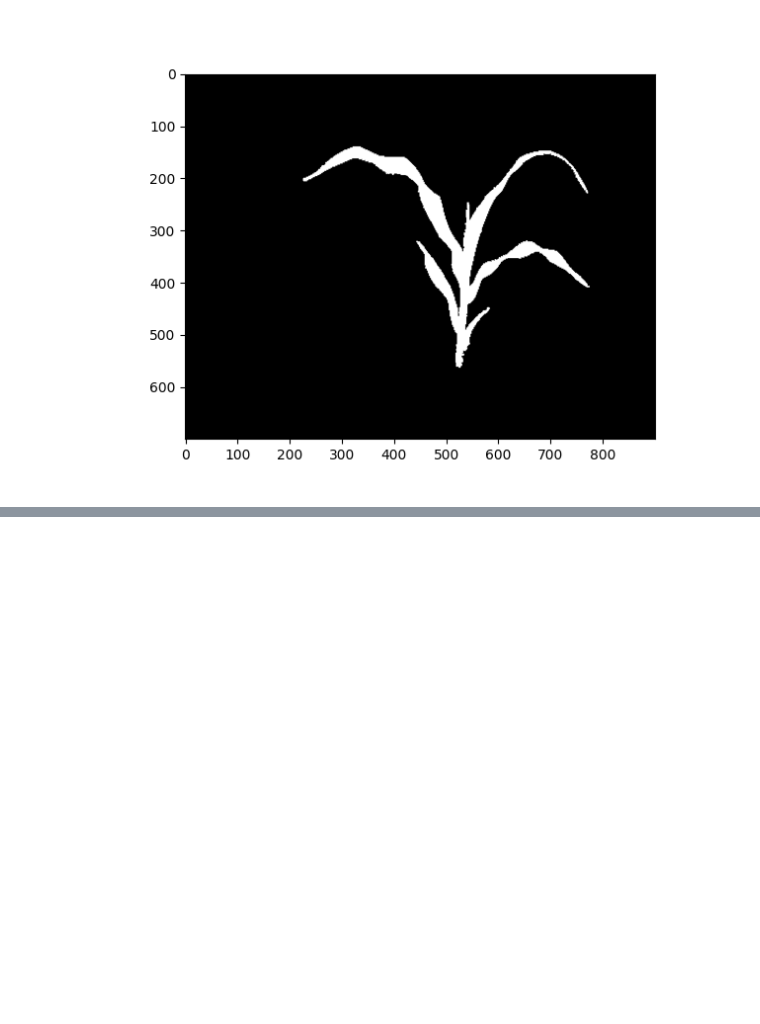
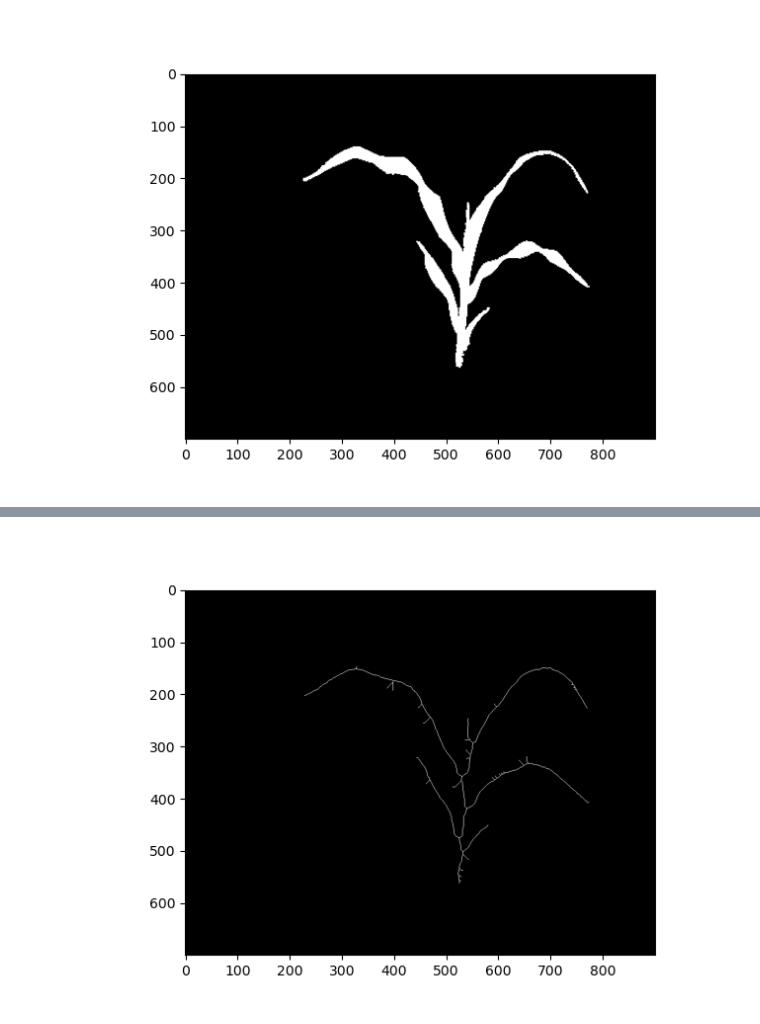
Before and after one commit to danforthcenter/plantcv-tutorial-morphology, a Jupyter notebook: index-Colab.ipynb, the cells around one changed output, grey strips where cells are left out. Cells and saved outputs as stored; diff of their text form; code cells hidden in the pictures; blank space fills up the shorter version.

Commit message:
update for morphology changes

```diff
--- a/index-Colab.ipynb
+++ b/index-Colab.ipynb
@@ -222,5 +151,0 @@ tip_pts_mask = pcv.morphology.find_tips(skel_img=pruned_skel, mask=None, label="
-# %%
-# Downsize parameters to make annotations more readable
-pcv.params.text_size = 2
-pcv.params.text_thickness = 3
-pcv.params.line_thickness = 10
@@ -309,0 +158,4 @@ pcv.outputs.save_results(filename=args.result, outformat="json")
+# %%
+morph = pcv.morph(mask_fill)
+# %% [output]
+[figure, added]
```
Also changed, not shown: parts of 59 cells of this notebook, 3 other files.
